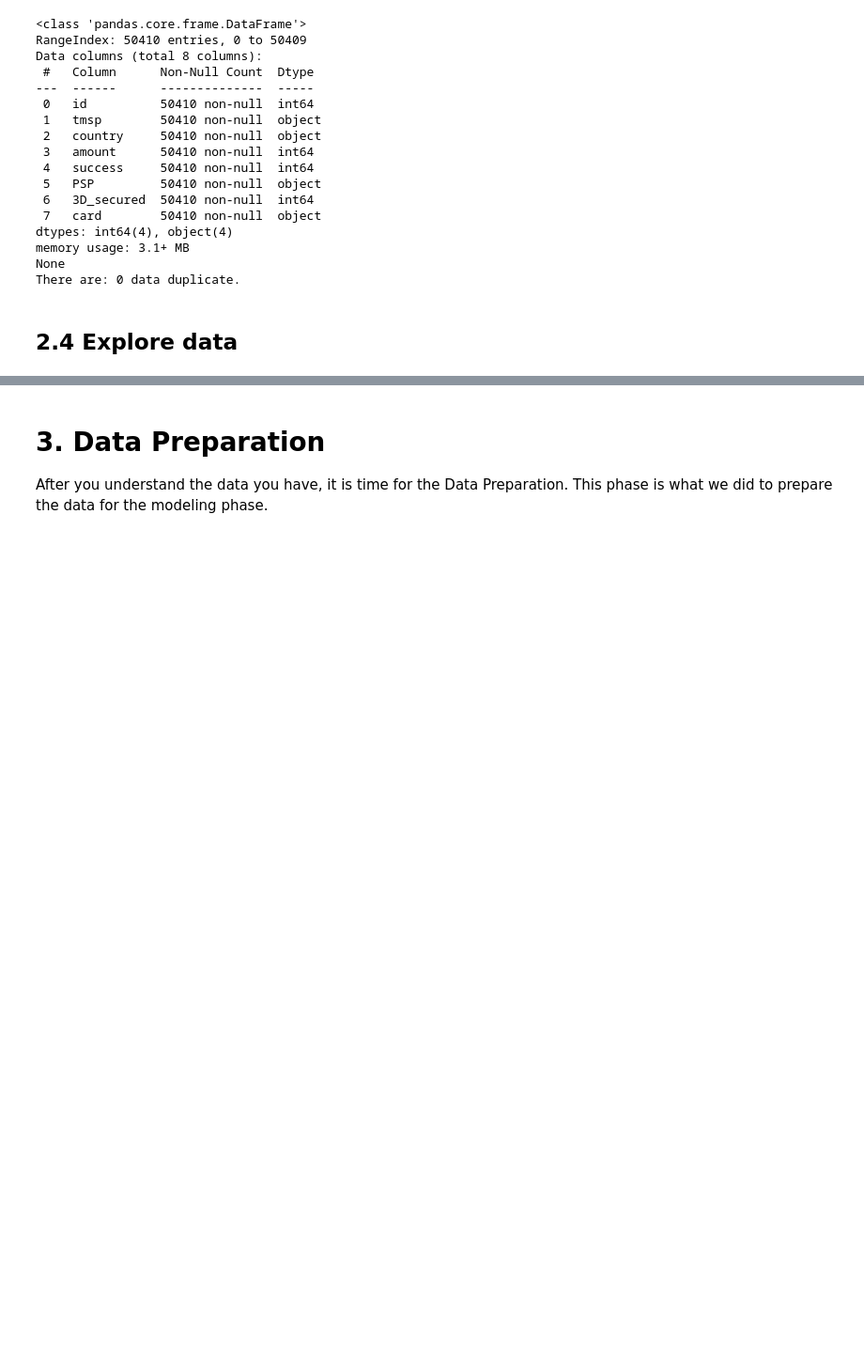
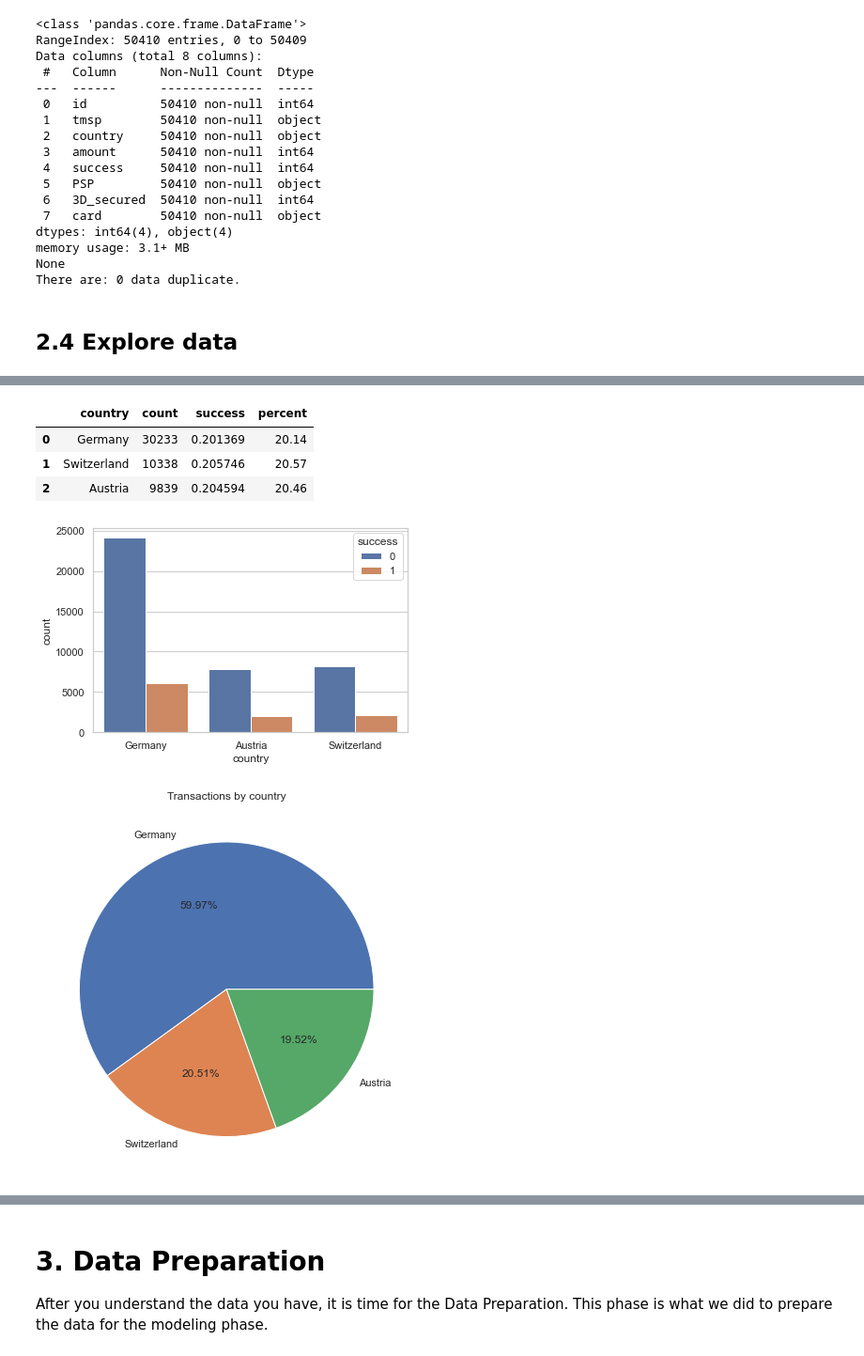
Before and after one commit to igorlevecarov/DataScience, a Jupyter notebook: Credit Card Routing for Online Purchase via Predictive Modelling/notebook.ipynb, the cells around one changed output, grey strips where cells are left out. Shown at 94% size. Cells and saved outputs as stored; diff of their text form; code cells hidden in the pictures; blank space fills up the shorter version.

```diff
--- a/Credit Card Routing for Online Purchase via Predictive Modelling/notebook.ipynb
+++ b/Credit Card Routing for Online Purchase via Predictive Modelling/notebook.ipynb
@@ -186,0 +130,26 @@ plt.tight_layout()
+# %%
+import seaborn as sns
+import matplotlib.pyplot as plt
+
+transactions_by_PSP = transactions.groupby('country')['country'].agg(['count']).sort_values(by='count',ascending=False).reset_index()
+
+sns.countplot(data=transactions, x="country", hue="success")
+
+success_rate_by_PSP =  transactions.pivot_table(values="success",index="country").reset_index()
+success_rate_by_PSP['percent'] = (success_rate_by_PSP['success'] * 100).round(2)
+success_rate_by_PSP = success_rate_by_PSP.sort_values(by='percent',ascending=False)
+
+fig, ax = plt.subplots(figsize=(6, 6))
+ax.pie(transactions_by_PSP['count'],labels=transactions_by_PSP['country'], autopct='%.2f%%')
+ax.set_title('Transactions by country')
+plt.tight_layout()
+
+summary = pd.merge(transactions_by_PSP, success_rate_by_PSP, on="country", how="inner")
+display(summary)
+# %% [output]
+|  | country | count | success | percent |
+| 0 | Germany | 30233 | 0.201369 | 20.14 |
+| 1 | Switzerland | 10338 | 0.205746 | 20.57 |
+| 2 | Austria | 9839 | 0.204594 | 20.46 |
+[figure, added]
+[figure, added]
```
Also changed, not shown: parts of 17 cells of this notebook.
